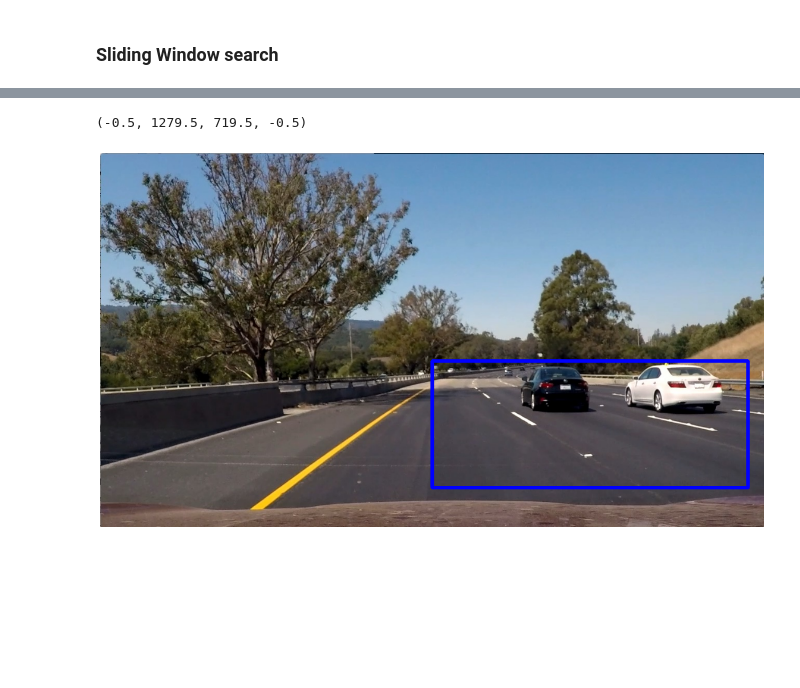
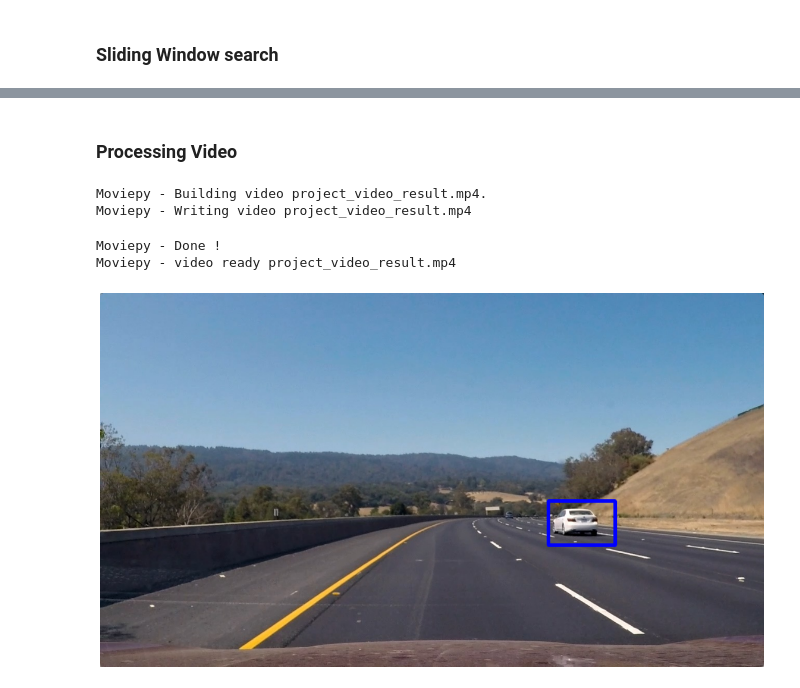
Before and after one commit to JEENB/Vehicle_Detection, a Jupyter notebook: main.ipynb, the cells around one changed output, grey strips where cells are left out. Saved outputs shown, nothing was run; the diff lists cells and outputs as text; code cells hidden in the pictures; blank space fills up the shorter version.

```diff
--- a/main.ipynb
+++ b/main.ipynb
@@ -220,6 +223,4 @@ pickle.dump(feat, open(f"./configurations/test.p", 'wb') )
 # %%
-import pickle
-config_dir = glob.glob("D:/")
 dist_pickle = pickle.load( open("./configurations/test.p", "rb" ) )
-vec_fe = dist_pickle["vehicles"]
-nv_fec = dist_pickle["non-vehicles"]
+car_features = dist_pickle["vehicles"]
+non_car_features = dist_pickle["non-vehicles"]
@@ -476,56 +496,65 @@ plt.axis('off')
+# %% [markdown]
+### Processing Video
 # %%
+def process_image(img):
+
+    # Using Subsampled HOG windows to get possible detections
+    bbox_detection_list, detections, box_vis_list = find_cars(img, svc, X_scaler, orient, pix_per_cell, cell_per_block, spatial_size, hist_bins,ystart_ystop_scale)
+
+    blank = np.zeros_like(img[:,:,0]).astype(np.float)
+
+    # Smoothing out previous detections
+    detect_history.put_labels(bbox_detection_list)
+    bbox_detection_list = detect_history.get_labels()
+
+    # Add heat to detections
+    heatmap = add_heat(blank, bbox_detection_list)
+
+    # Find final boxes from heatmap using label function
+    labels = label(heatmap)
+
+    # Draw bounding box
+    result = draw_labeled_bboxes(np.copy(img), labels)
+
+    return result
+
+
+
 # Accumulation of labels from last N frames
 class Detect_history():
     def __init__ (self):
         # Number labels to store
         self.queue_len = 7 #17 13
         self.queue = []
 
     # Put new frame
     def put_labels(self, labels):
         if (len(self.queue) > self.queue_len):
             tmp = self.queue.pop(0)
         self.queue.append(labels)
 
     # Get last N frames hot boxes
     def get_labels(self):
         detections = []
         for label in self.queue:
             detections.extend(label)
         return detections
 
-### Parameters
+detect_history = Detect_history()
 
-def process_image(img):
-    i = plt.imread(img)
-
-    # Using Subsampled HOG windows to get possible detections
-    bbox_detection_list, detections, box_vis_list = search_cars(img, svc, X_scaler, orient, pix_per_cell, cell_per_block, spatial_size, hist_bins,ystart_ystop_scale)
-
-    blank = np.zeros_like(i[:,:,0]).astype(np.float)
-
-    # Smoothing out previous detections
-    detect_history.put_labels(bbox_detection_list)
-    bbox_detection_list = detect_history.get_labels()
-
-    # Add heat to detections
-    heatmap = add_heat(blank, bbox_detection_list)
-
-    # Find final boxes from heatmap using label function
-    labels = label(heatmap)
-
-    # Draw bounding box
-    result = draw_labeled_bboxes(np.copy(i), labels)
-
-    return result
-
-
-detect_history = Detect_history()
-x = "./test_images/test6.jpg"
-result = process_image(x)
+result = process_image(test_images[3])
 plt.figure(figsize = (20,20))
 plt.imshow(result)
 plt.axis("off")
+
+detect_history = Detect_history()
+project_video_res = 'project_video_result.mp4'
+clip1 = VideoFileClip("./test_images/project_video.mp4")
+project_video_clip = clip1.fl_image(process_image)
+project_video_clip.write_videofile(project_video_res, audio=False)
 # %% [output]
-(-0.5, 1279.5, 719.5, -0.5)
+Moviepy - Building video project_video_result.mp4.
+Moviepy - Writing video project_video_result.mp4
+Moviepy - Done !
+Moviepy - video ready project_video_result.mp4
-[figure, old version]
+[figure, new version]
```
Also changed, not shown: parts of 27 cells of this notebook, 2 other files.
